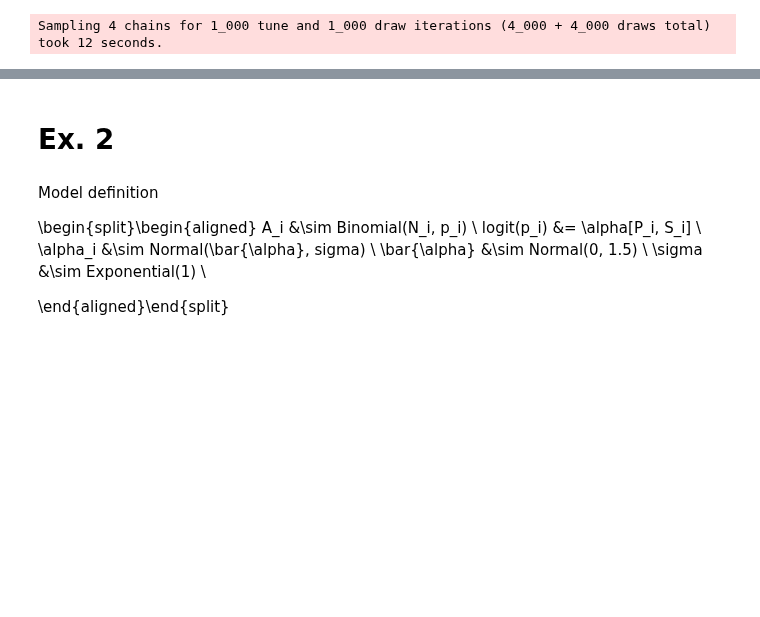
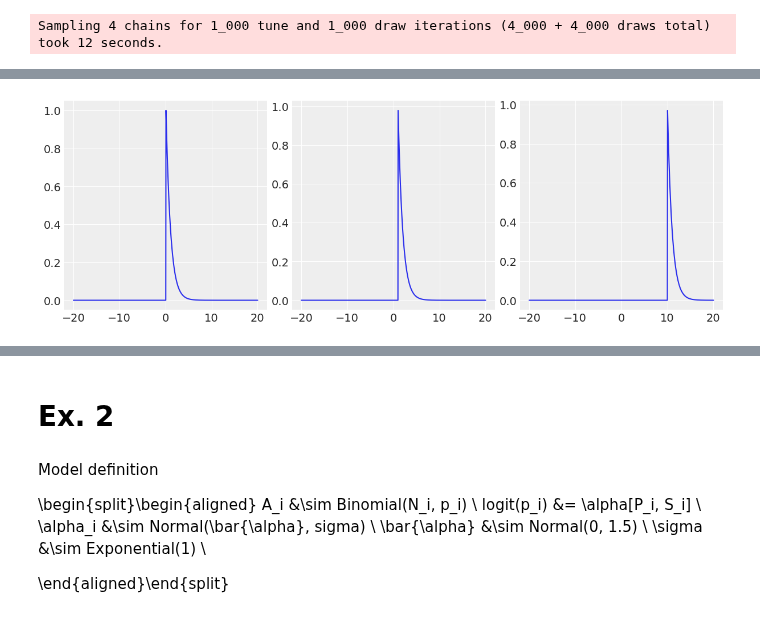
Before and after one commit to fhte2/statistical-rethinking, a Jupyter notebook: Week_6_exercises.ipynb, the cells around one changed output, grey strips where cells are left out. Saved outputs shown, nothing was run; the diff lists cells and outputs as text; code cells hidden in the pictures; blank space fills up the shorter version.

```diff
--- a/Week_6_exercises.ipynb
+++ b/Week_6_exercises.ipynb
@@ -179,0 +151,13 @@ az.plot_kde(logistic(prior_001['a']))
+# %%
+#check shape of exponential priors on sigma
+
+fig, (ax1, ax2, ax3) = plt.subplots(1, 3, figsize=(12, 4))
+
+exp_values = [0.1, 1, 10]
+axes = [ax1, ax2, ax3]
+x = np.linspace(-20, 20, 1000)
+for ax, exp in zip(axes, exp_values):
+    y = stats.expon.pdf(x, exp)
+    ax.plot(x, y)
+# %% [output]
+[figure, added]
```
Also changed, not shown: parts of 14 cells of this notebook.
